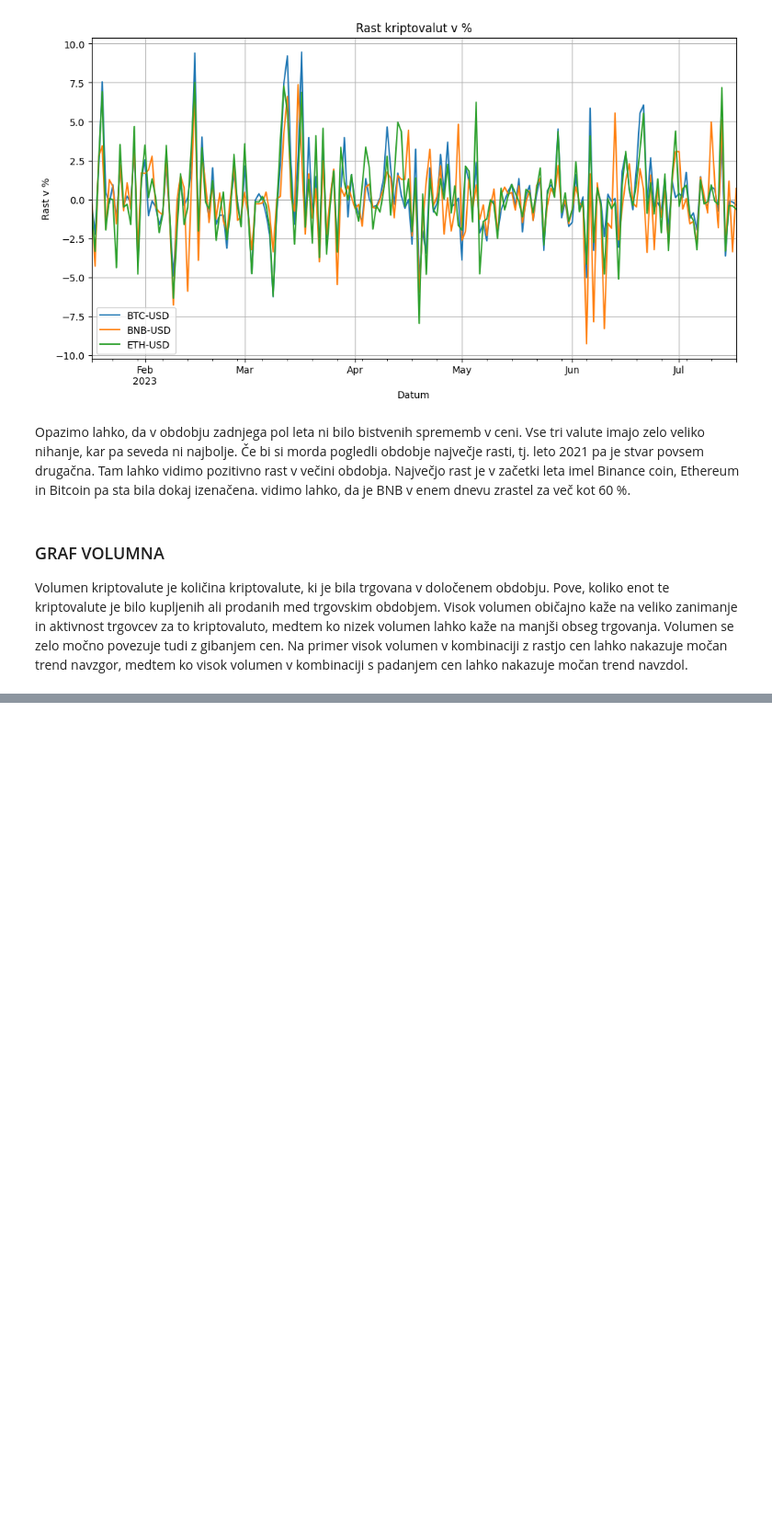
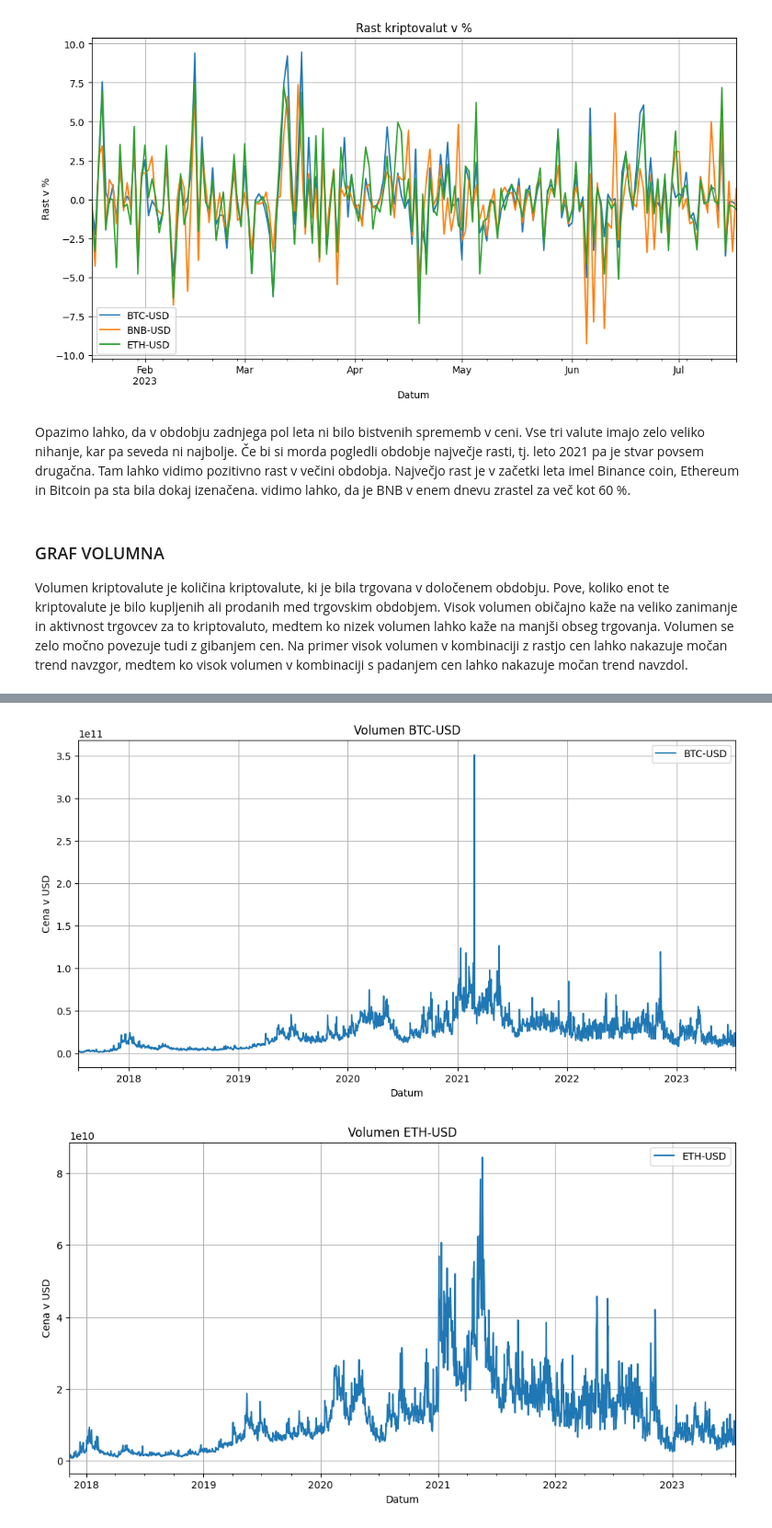
Before and after one commit to zanlukakolaric/UVP-PROJEKTNA1, a Jupyter notebook: glavna_datoteka.ipynb, the cells around one changed output, grey strips where cells are left out. Shown at 92% size. Drawn from its saved outputs; the diff is of its cells as text; code cells hidden in the pictures; blank space fills up the shorter version.

```diff
--- a/glavna_datoteka.ipynb
+++ b/glavna_datoteka.ipynb
@@ -205,0 +214,11 @@ graf_volumna(podatki_o_kriptovalutah)
+# %%
+from funkcije import graf_volumna_BTC
+from funkcije import graf_volumna_ETH
+from funkcije import graf_volumna_BNB
+
+graf_volumna_BTC(podatki_o_kriptovalutah)
+graf_volumna_ETH(podatki_o_kriptovalutah)
+graf_volumna_BNB(podatki_o_kriptovalutah)
+# %% [output]
+[figure, added]
+[figure, added]
```
Also changed, not shown: parts of 6 cells of this notebook, 1 other file.
